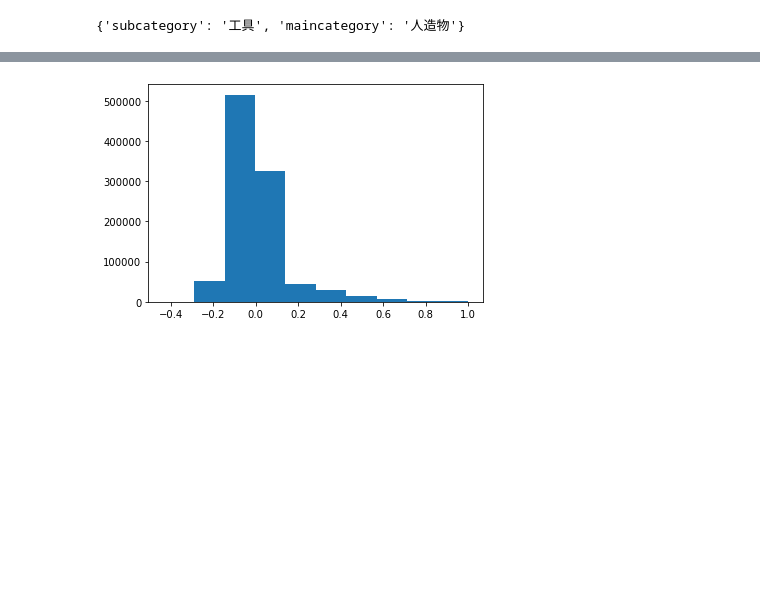
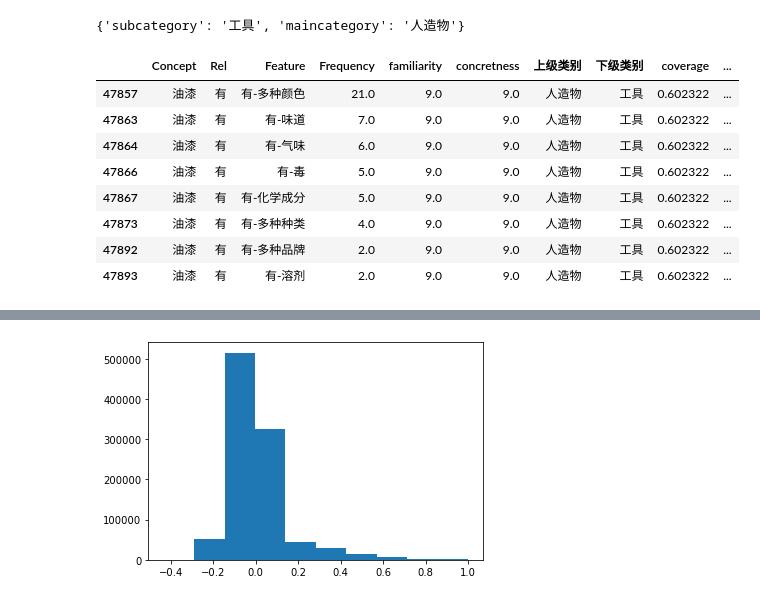
Before and after one commit to JoseZhangSH/SemanticNetwork_DataAnalysis, a Jupyter notebook: data/Data Processing.ipynb, the cells around one changed output, grey strips where cells are left out. Drawn from its saved outputs; the diff is of its cells as text; code cells hidden in the pictures; blank space fills up the shorter version.

```diff
--- a/data/Data Processing.ipynb
+++ b/data/Data Processing.ipynb
@@ -557,6 +557,18 @@ def filter_node(node):
         return node
 
 view = nx.subgraph_view(G_ConceptNetwork,filter_node=filter_node,)
+# %%
+df_complete[(df_complete['Concept']=='油漆')&(df_complete['Rel']=='有')]
+# %% [output]
+|  | Concept | Rel | Feature | Frequency | familiarity | concretness | 上级类别 | 下级类别 | coverage | ... |
+| 47857 | 油漆 | 有 | 有-多种颜色 | 21.0 | 9.0 | 9.0 | 人造物 | 工具 | 0.602322 | ... |
+| 47863 | 油漆 | 有 | 有-味道 | 7.0 | 9.0 | 9.0 | 人造物 | 工具 | 0.602322 | ... |
+| 47864 | 油漆 | 有 | 有-气味 | 6.0 | 9.0 | 9.0 | 人造物 | 工具 | 0.602322 | ... |
+| 47866 | 油漆 | 有 | 有-毒 | 5.0 | 9.0 | 9.0 | 人造物 | 工具 | 0.602322 | ... |
+| 47867 | 油漆 | 有 | 有-化学成分 | 5.0 | 9.0 | 9.0 | 人造物 | 工具 | 0.602322 | ... |
+| 47873 | 油漆 | 有 | 有-多种种类 | 4.0 | 9.0 | 9.0 | 人造物 | 工具 | 0.602322 | ... |
+| 47892 | 油漆 | 有 | 有-多种品牌 | 2.0 | 9.0 | 9.0 | 人造物 | 工具 | 0.602322 | ... |
+| 47893 | 油漆 | 有 | 有-溶剂 | 2.0 | 9.0 | 9.0 | 人造物 | 工具 | 0.602322 | ... |
 # %%
 with open('05_PlanGraph/PlanGraph_Sample.json','w+') as f:
     f.write(json.dumps(nx.node_link_data(view), ensure_ascii=False).replace('links','edges'))
```
Also changed, not shown: 6 other files.
